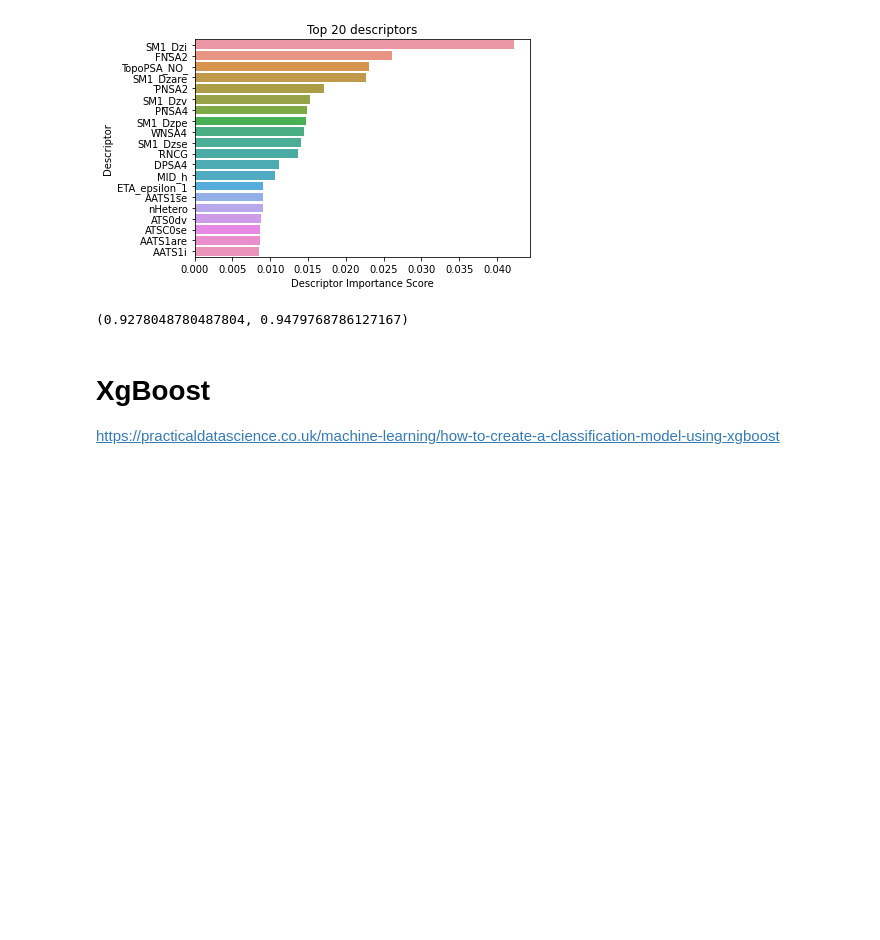
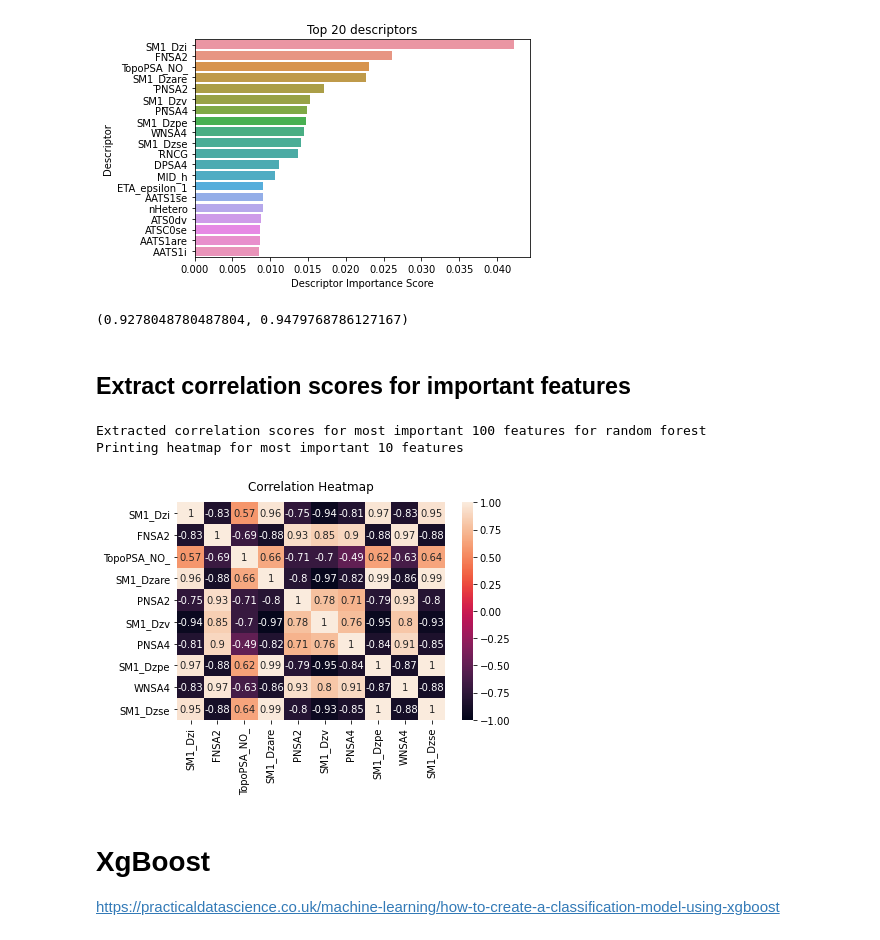
Before and after one commit to Zoya-Anwar/PythonSmellClassifiers-Mark, a Jupyter notebook: smell-classifier.py.ipynb, the cells around one changed output. Cells and saved outputs as stored; diff of their text form; code cells hidden in the pictures; blank space fills up the shorter version.

```diff
--- a/smell-classifier.py.ipynb
+++ b/smell-classifier.py.ipynb
@@ -165,3 +167,23 @@ def test_model(model, y_test, X_test, verbose=True):
+# %%
+def corrs_important_features(model, X_test, model_name, nlargest=100):
+    feature_imp = pd.Series(model.feature_importances_,index=X_test.columns.values).sort_values(ascending=False)
+    top_100 = feature_imp.nlargest(100)
+    important_df = df.loc[:,top_100.index]
+    corrs = important_df.corr()
+
+    print(f"Extracted correlation scores for most important {nlargest} features for {model_name}")
+    corrs.to_csv(f'descriptor-corrs-top{nlargest}-{model_name}.csv')
+
+    # Print heatmap for top 10
+    print(f"Printing heatmap for most important 10 features")
+
+    top_10 = feature_imp.nlargest(10)
+    important_df_10 = df.loc[:,top_10.index]
+    corrs_10 = important_df_10.corr()
+
+    heatmap = sns.heatmap(corrs_10, vmin=-1, vmax=1, annot=True)
+    # Give a title to the heatmap. Pad defines the distance of the title from the top of the heatmap.
+    heatmap.set_title('Correlation Heatmap', fontdict={'fontsize':12}, pad=12);
 # %% [markdown]
 # Handle NaNs
 # %% [markdown]
@@ -431,6 +453,14 @@ CLASSIFICATION REPORT:
 weighted avg       0.95      0.95      0.95       173
 [figure]
 (0.9278048780487804, 0.9479768786127167)
+# %% [markdown]
+## Extract correlation scores for important features
+# %%
+corrs_important_features(rf_random.best_estimator_, X_test_rf, "random forest")
+# %% [output]
+Extracted correlation scores for most important 100 features for random forest
+Printing heatmap for most important 10 features
+[figure, added]
 # %% [markdown]
 # XgBoost
 
```
Also changed, not shown: parts of 5 cells of this notebook, 2 other files.
